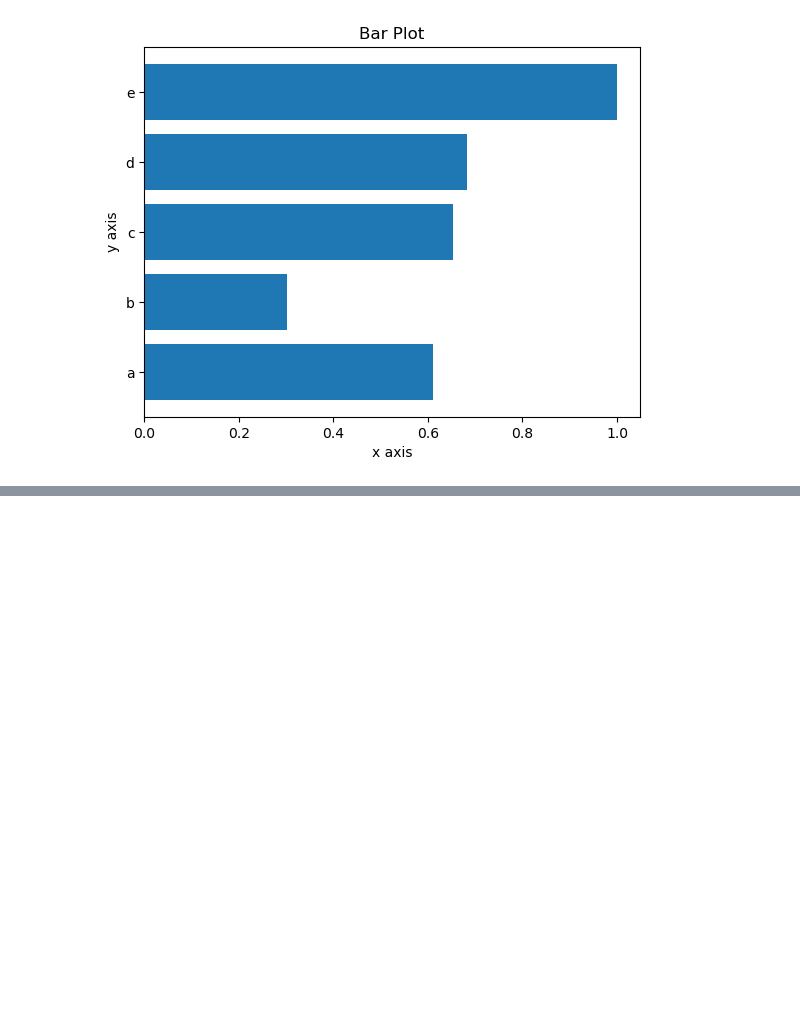
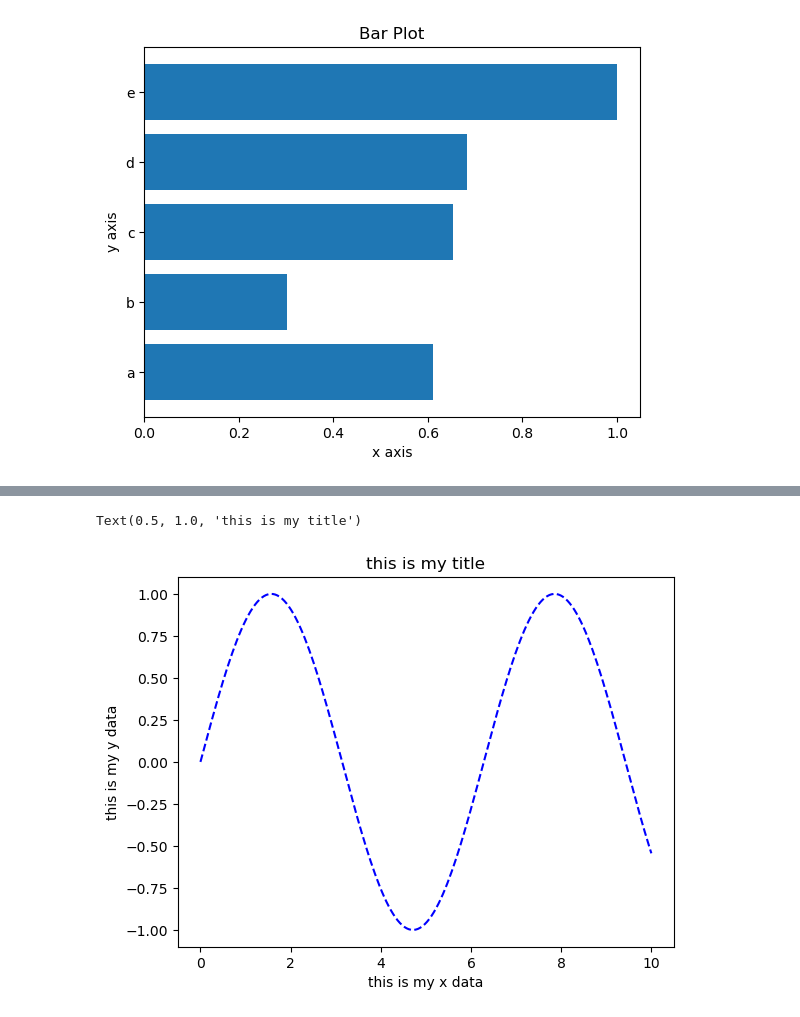
Before and after one commit to PranavAvasthi/Matplotlib, a Jupyter notebook: matplotlib_lib.ipynb, the cells around one changed output, grey strips where cells are left out. Saved outputs shown, nothing was run; the diff lists cells and outputs as text; code cells hidden in the pictures; blank space fills up the shorter version.

Commit message:
Beautification of Graph

```diff
--- a/matplotlib_lib.ipynb
+++ b/matplotlib_lib.ipynb
@@ -160,3 +160,6 @@ plt.title("Bar Plot")
 # %% [output]
 Text(0.5, 1.0, 'Bar Plot')
 [figure]
+# %%
+x = np.linspace(0,10, 200)
+y = np.sin(x)
@@ -162,0 +206,8 @@ Text(0.5, 1.0, 'Bar Plot')
+# %%
+plt.plot(x, y, '--b')
+plt.xlabel("this is my x data")
+plt.ylabel("this is my y data")
+plt.title("this is my title")
+# %% [output]
+Text(0.5, 1.0, 'this is my title')
+[figure, added]
```
Also changed, not shown: parts of 7 cells of this notebook.
